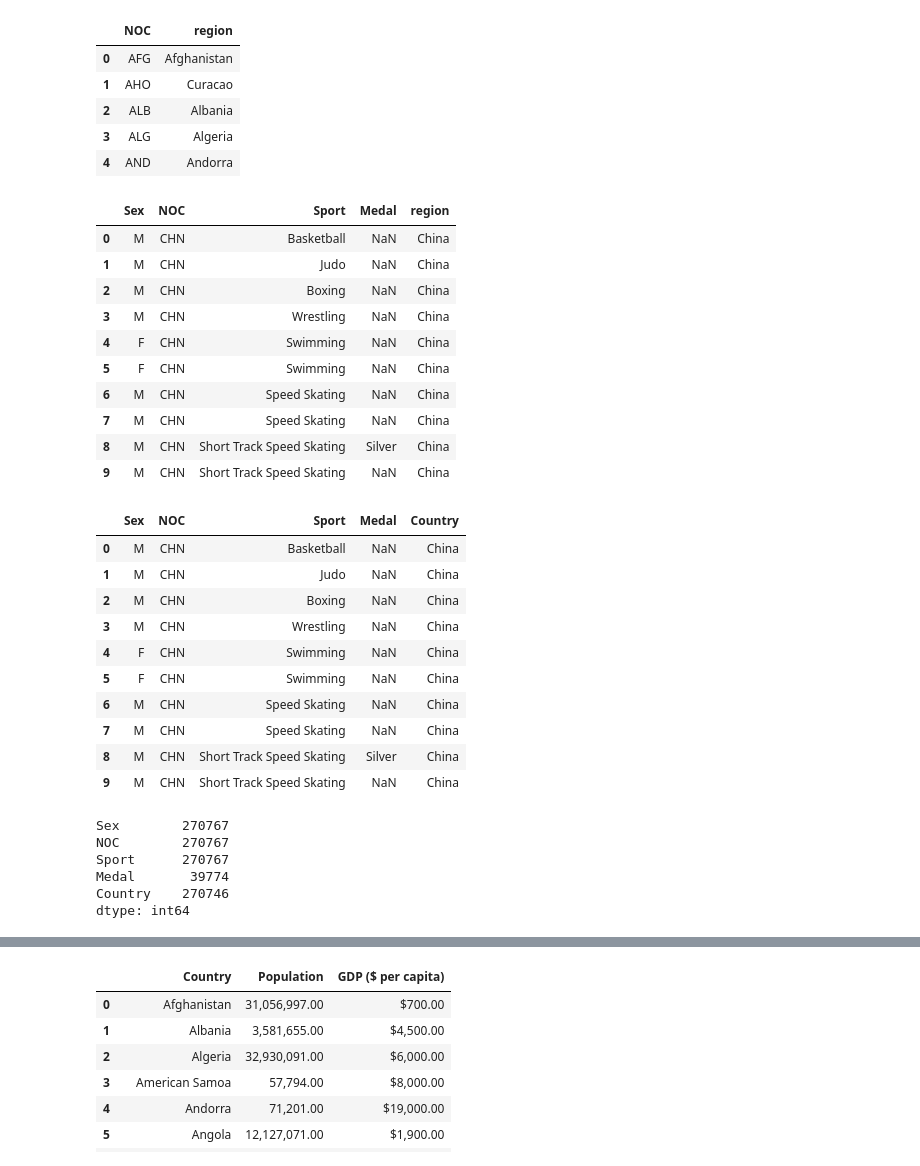
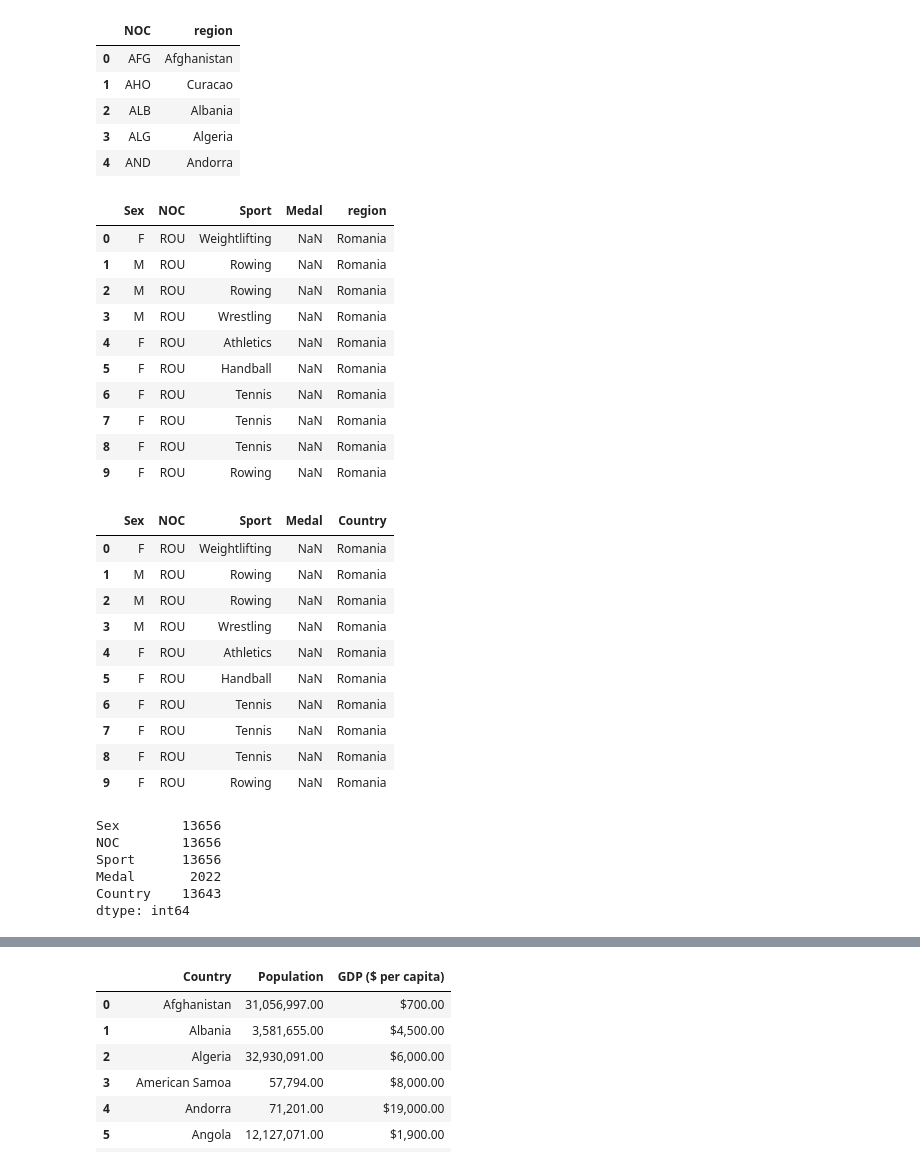
Before and after one commit to alpeshpatelgwu/etl_congressional, a Jupyter notebook: Olympics ETL - CLEAN.ipynb, the cells around one changed output, grey strips where cells are left out. Drawn from its saved outputs; the diff is of its cells as text; code cells hidden in the pictures.

```diff
--- a/Olympics ETL - CLEAN.ipynb
+++ b/Olympics ETL - CLEAN.ipynb
@@ -8,6 +8,7 @@ pymysql.install_as_MySQLdb()
 #Extract the Olympic data on how athlete's performed
 csv_file = "athlete_events.csv"
 athlete_events_df = pd.read_csv(csv_file)
+athlete_events_df = athlete_events_df[athlete_events_df["Year"] == 2016]
 athlete_events_df.head()
 # %% [output]
 |  | ID | Name | Sex | Age | Height | Weight | Team | NOC | Games | Year | Season | ... |
@@ -58,40 +59,42 @@ athlete_events_noc_df = pd.merge(athlete_events_df, regions_df, on="NOC")
 athlete_events_noc_df.head(10)
 # %% [output]
 |  | Sex | NOC | Sport | Medal | region |
-| 0 | M | CHN | Basketball | NaN | China |
-| 1 | M | CHN | Judo | NaN | China |
-| 2 | M | CHN | Boxing | NaN | China |
-| 3 | M | CHN | Wrestling | NaN | China |
-| 4 | F | CHN | Swimming | NaN | China |
-| 5 | F | CHN | Swimming | NaN | China |
-| 6 | M | CHN | Speed Skating | NaN | China |
-| 7 | M | CHN | Speed Skating | NaN | China |
-| 8 | M | CHN | Short Track Speed Skating | Silver | China |
-| 9 | M | CHN | Short Track Speed Skating | NaN | China |
+| 0 | F | ROU | Weightlifting | NaN | Romania |
+| 1 | M | ROU | Rowing | NaN | Romania |
+| 2 | M | ROU | Rowing | NaN | Romania |
+| 3 | M | ROU | Wrestling | NaN | Romania |
+| 4 | F | ROU | Athletics | NaN | Romania |
+| 5 | F | ROU | Handball | NaN | Romania |
+| 6 | F | ROU | Tennis | NaN | Romania |
+| 7 | F | ROU | Tennis | NaN | Romania |
+| 8 | F | ROU | Tennis | NaN | Romania |
+| 9 | F | ROU | Rowing | NaN | Romania |
 # %%
 # Rename Regions to Country to match GDP data for later merging on
 athlete_events_noc_df = athlete_events_noc_df.rename(columns={"region":"Country"})
+athlete_events_noc_df["Country"] = athlete_events_noc_df["Country"].str.strip()
+
 athlete_events_noc_df.head(10)
 # %% [output]
 |  | Sex | NOC | Sport | Medal | Country |
-| 0 | M | CHN | Basketball | NaN | China |
-| 1 | M | CHN | Judo | NaN | China |
-| 2 | M | CHN | Boxing | NaN | China |
-| 3 | M | CHN | Wrestling | NaN | China |
-| 4 | F | CHN | Swimming | NaN | China |
-| 5 | F | CHN | Swimming | NaN | China |
-| 6 | M | CHN | Speed Skating | NaN | China |
-| 7 | M | CHN | Speed Skating | NaN | China |
-| 8 | M | CHN | Short Track Speed Skating | Silver | China |
-| 9 | M | CHN | Short Track Speed Skating | NaN | China |
+| 0 | F | ROU | Weightlifting | NaN | Romania |
+| 1 | M | ROU | Rowing | NaN | Romania |
+| 2 | M | ROU | Rowing | NaN | Romania |
+| 3 | M | ROU | Wrestling | NaN | Romania |
+| 4 | F | ROU | Athletics | NaN | Romania |
+| 5 | F | ROU | Handball | NaN | Romania |
+| 6 | F | ROU | Tennis | NaN | Romania |
+| 7 | F | ROU | Tennis | NaN | Romania |
+| 8 | F | ROU | Tennis | NaN | Romania |
+| 9 | F | ROU | Rowing | NaN | Romania |
 # %%
 athlete_events_noc_df.count()
 # %% [output]
-Sex        270767
-NOC        270767
-Sport      270767
-Medal       39774
-Country    270746
+Sex        13656
+NOC        13656
+Sport      13656
+Medal       2022
+Country    13643
 dtype: int64
 # %%
 # Extract the GDP Data from csv
```
Also changed, not shown: parts of 10 cells of this notebook.
